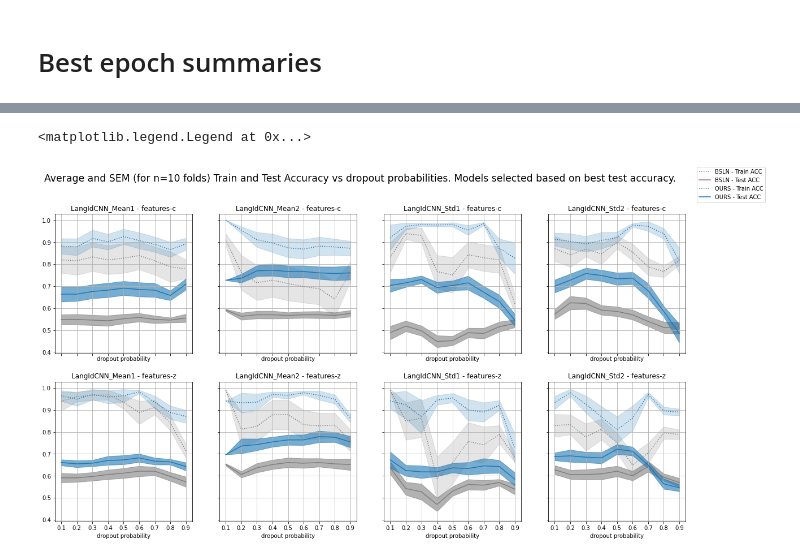
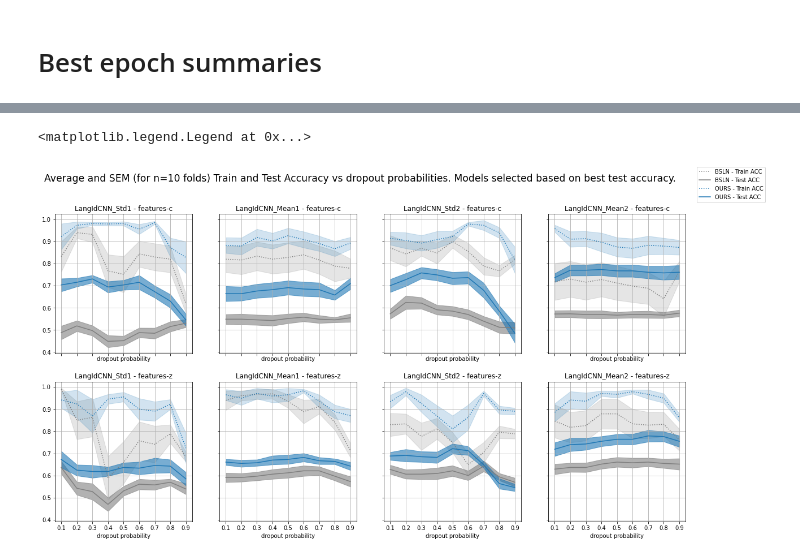
Before and after one commit to mdoumbouya/nicolingua, a Jupyter notebook: notebooks/005_gn_lang_classification_results_dropout-summary.ipynb, the cells around one changed output, grey strips where cells are left out. Saved outputs shown, nothing was run; the diff lists cells and outputs as text; code cells hidden in the pictures.

```diff
--- a/notebooks/005_gn_lang_classification_results_dropout-summary.ipynb
+++ b/notebooks/005_gn_lang_classification_results_dropout-summary.ipynb
@@ -402,7 +402,7 @@ train_accuracy_sems_by_tm = list_dict_to_np(train_accuracy_sems_by_tm)
 # %%
 #plt.figure(figsize=(15, 15))
 
-models = sorted({tm[0] for tm in trained_models})
+models = sorted({tm[0] for tm in trained_models}, key=lambda x:x[-1])
 feature_types = sorted({tm[1].split("_")[1] for tm in trained_models})
 
 fig, ax = plt.subplots(len(feature_types), len(models), figsize=(20, 10), sharex=True, sharey=True)
@@ -423,31 +423,31 @@ for fti, feature_type in enumerate(feature_types):
             )
 
             ax[fti, mi].plot(dropout_rates, test_accuracies_by_tm[tm], color=COLORS[tmi])
             ax[fti, mi].fill_between(
                 x=dropout_rates,
                 y1=test_accuracies_by_tm[tm] - test_accuracy_sems_by_tm[tm],
                 y2=test_accuracies_by_tm[tm] + test_accuracy_sems_by_tm[tm],
                 color=COLORS[tmi],
                 alpha=0.6
             )
 
             ax[fti, mi].set_xticks(dropout_rates)
 
             ax[fti, mi].set_xlabel("dropout probability")
             #ax[fti, mi].set_ylabel("accuracy")
 
             legend.append(f"{'OURS' if 'retrained' in tm[1] else 'BSLN'} - Train ACC")
             legend.append(f"{'OURS' if 'retrained' in tm[1] else 'BSLN'} - Test ACC")
 
         # ax[fti, mi].legend(legend)
         ax[fti, mi].set_title(f"{model} - {feature_type}")
         ax[fti, mi].grid(True)
 
 fig.suptitle(
     "Average and SEM (for n=10 folds) Train and Test Accuracy vs dropout probabilities. Models selected based on best test accuracy.",
     fontsize='xx-large'
 )
 fig.legend(legend)
 # %% [output]
 <matplotlib.legend.Legend at 0x...>
-[figure, old version]
+[figure, new version]
```
Also changed, not shown: parts of 2 cells of this notebook.
